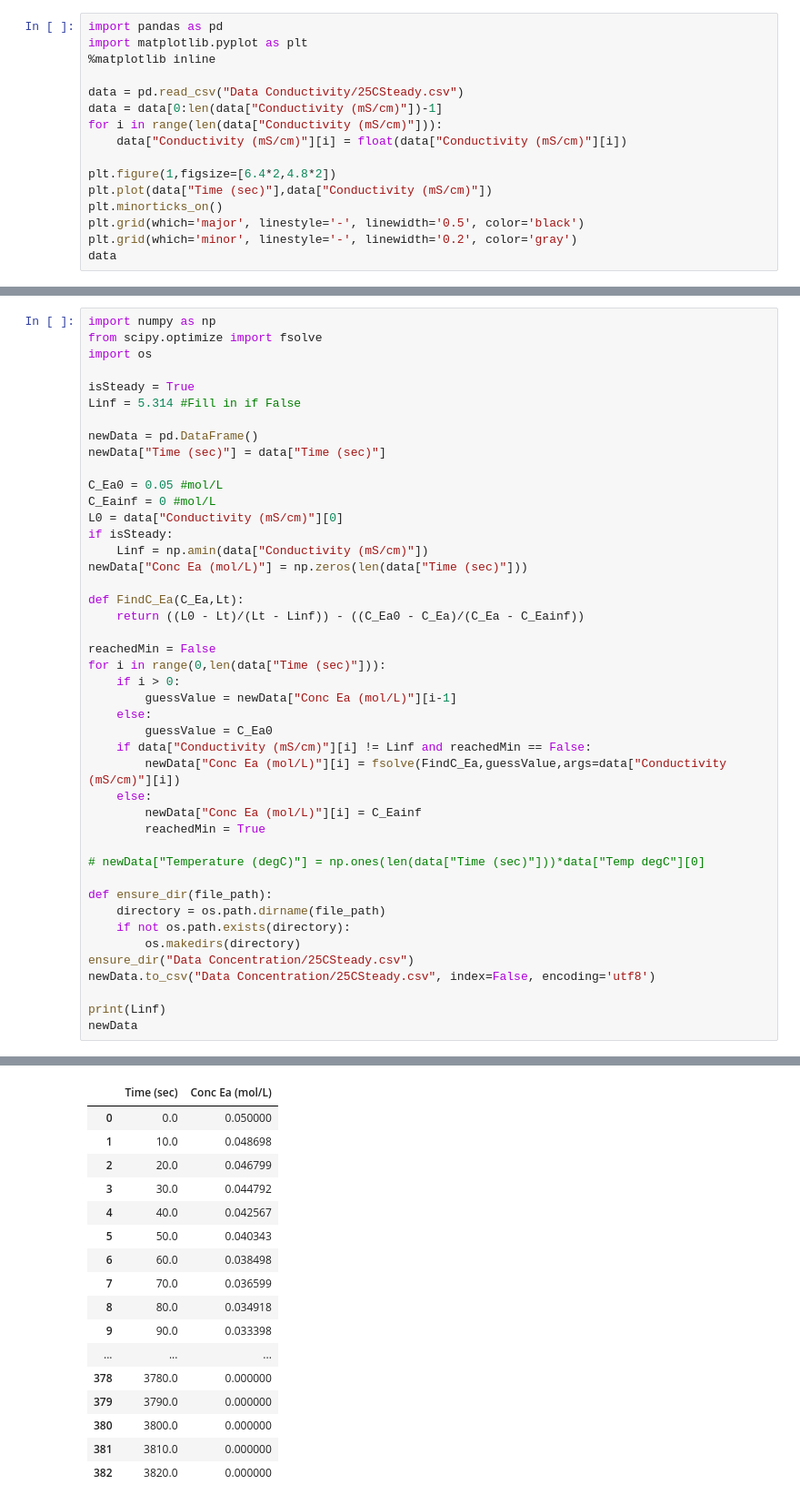
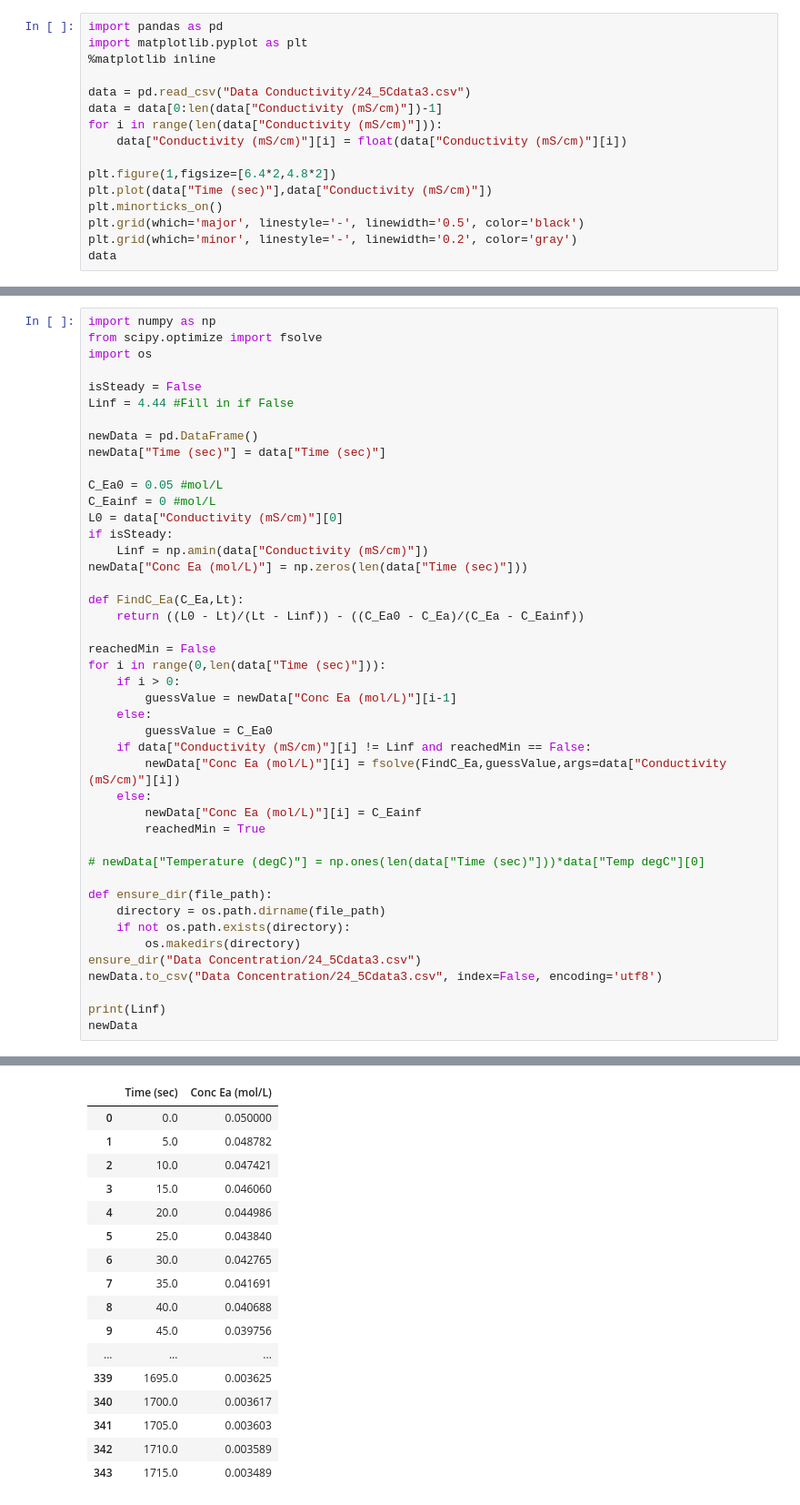
Before and after one commit to Nachreld/EthylAcetate, a Jupyter notebook: Conductivity to Concentration.ipynb, the cells around one changed output, grey strips where cells are left out. Shown at 91% size. Cells and saved outputs as stored; diff of their text form.

```diff
--- a/Conductivity to Concentration.ipynb
+++ b/Conductivity to Concentration.ipynb
@@ -3,7 +3,7 @@ import pandas as pd
 import matplotlib.pyplot as plt
 %matplotlib inline
 
-data = pd.read_csv("Data Conductivity/25CSteady.csv")
+data = pd.read_csv("Data Conductivity/24_5Cdata3.csv")
 data = data[0:len(data["Conductivity (mS/cm)"])-1]
 for i in range(len(data["Conductivity (mS/cm)"])):
     data["Conductivity (mS/cm)"][i] = float(data["Conductivity (mS/cm)"][i])
@@ -39,8 +39,8 @@ import numpy as np
 from scipy.optimize import fsolve
 import os
 
-isSteady = True
-Linf = 5.314 #Fill in if False
+isSteady = False
+Linf = 4.44 #Fill in if False
 
 newData = pd.DataFrame()
 newData["Time (sec)"] = data["Time (sec)"]
@@ -73,8 +73,8 @@ def ensure_dir(file_path):
     directory = os.path.dirname(file_path)
     if not os.path.exists(directory):
         os.makedirs(directory)
-ensure_dir("Data Concentration/25CSteady.csv")
-newData.to_csv("Data Concentration/25CSteady.csv", index=False, encoding='utf8')
+ensure_dir("Data Concentration/24_5Cdata3.csv")
+newData.to_csv("Data Concentration/24_5Cdata3.csv", index=False, encoding='utf8')
 
 print(Linf)
 newData
@@ -83,17 +83,17 @@ newData
 |  | Time (sec) | Conc Ea (mol/L) |
 | 0 | 0.0 | 0.050000 |
-| 1 | 10.0 | 0.048698 |
-| 2 | 20.0 | 0.046799 |
-| 3 | 30.0 | 0.044792 |
-| 4 | 40.0 | 0.042567 |
-| 5 | 50.0 | 0.040343 |
-| 6 | 60.0 | 0.038498 |
-| 7 | 70.0 | 0.036599 |
-| 8 | 80.0 | 0.034918 |
-| 9 | 90.0 | 0.033398 |
+| 1 | 5.0 | 0.048782 |
+| 2 | 10.0 | 0.047421 |
+| 3 | 15.0 | 0.046060 |
+| 4 | 20.0 | 0.044986 |
+| 5 | 25.0 | 0.043840 |
+| 6 | 30.0 | 0.042765 |
+| 7 | 35.0 | 0.041691 |
+| 8 | 40.0 | 0.040688 |
+| 9 | 45.0 | 0.039756 |
 | ... | ... | ... |
-| 378 | 3780.0 | 0.000000 |
-| 379 | 3790.0 | 0.000000 |
-| 380 | 3800.0 | 0.000000 |
-| 381 | 3810.0 | 0.000000 |
-| 382 | 3820.0 | 0.000000 |
+| 339 | 1695.0 | 0.003625 |
+| 340 | 1700.0 | 0.003617 |
+| 341 | 1705.0 | 0.003603 |
+| 342 | 1710.0 | 0.003589 |
+| 343 | 1715.0 | 0.003489 |
```
Also changed, not shown: parts of 2 cells of this notebook, 15 other files.
